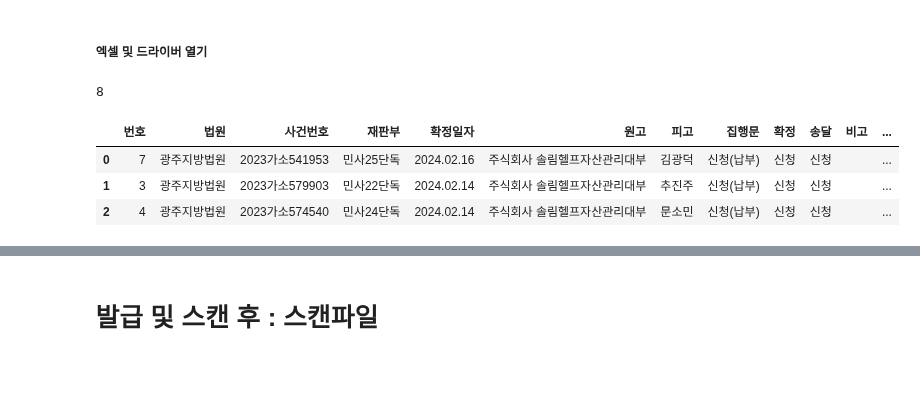
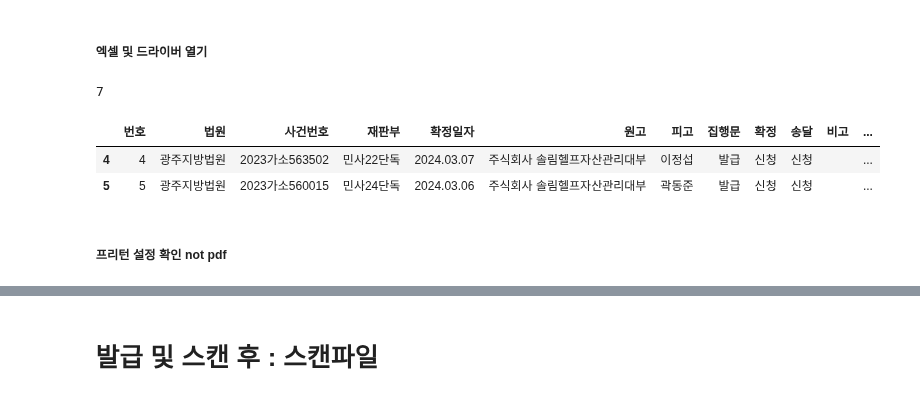
Before and after one commit to jbmyou/python_work, a Jupyter notebook: fileNaming/집행문sele.ipynb, the cells around one changed output, grey strips where cells are left out. Cells and saved outputs as stored; diff of their text form; code cells hidden in the pictures; blank space fills up the shorter version.

```diff
--- a/fileNaming/집행문sele.ipynb
+++ b/fileNaming/집행문sele.ipynb
@@ -42,7 +44,7 @@ dtype = {'채무자키':str, '계좌키':str, '가상계좌번호':str}
 # %%
 ##################################
 # 사건번호 눌러보고 집행문 발급 가능한 것만으로 목록작성 하도록!!!!!!!!!
-lastday = "240220"
+lastday = "240318"
 법원인증서="헬프자산관리대부[주]()001102620170619111002243" # 인증서 여러개고, 법원인증서가 첫번째가 아닌 경우 지정해줘야 함
 ##################################
 excel_dir = join(r"D:\4.관리\전자소송", lastday)
@@ -593,19 +593,20 @@ with pd.ExcelWriter(path_excel, engine='openpyxl', mode = 'a', if_sheet_exists =
 # %%
 ### 원본이 필요할 땐 원본을 다른 이름으로 복사해둬!
 df_origin = pd.read_excel(path_excel, sheet_name="집행문", dtype=dtype).fillna("")
 df_origin.법원 = df_origin.법원.str.replace("지법", "지방법원")
 df = df_origin.copy()
 print(len(df))
-df.head(3)
+df.query('집행문.str.contains("신청|발급")').head(3)
 # %% [output]
-8
+7
 |  | 번호 | 법원 | 사건번호 | 재판부 | 확정일자 | 원고 | 피고 | 집행문 | 확정 | 송달 | 비고 | ... |
-| 0 | 7 | 광주지방법원 | 2023가소541953 | 민사25단독 | 2024.02.16 | 주식회사 솔림헬프자산관리대부 | 김광덕 | 신청(납부) | 신청 | 신청 |  | ... |
-| 1 | 3 | 광주지방법원 | 2023가소579903 | 민사22단독 | 2024.02.14 | 주식회사 솔림헬프자산관리대부 | 추진주 | 신청(납부) | 신청 | 신청 |  | ... |
-| 2 | 4 | 광주지방법원 | 2023가소574540 | 민사24단독 | 2024.02.14 | 주식회사 솔림헬프자산관리대부 | 문소민 | 신청(납부) | 신청 | 신청 |  | ... |
+| 4 | 4 | 광주지방법원 | 2023가소563502 | 민사22단독 | 2024.03.07 | 주식회사 솔림헬프자산관리대부 | 이정섭 | 발급 | 신청 | 신청 |  | ... |
+| 5 | 5 | 광주지방법원 | 2023가소560015 | 민사24단독 | 2024.03.06 | 주식회사 솔림헬프자산관리대부 | 곽동준 | 발급 | 신청 | 신청 |  | ... |
 # %%
 driver, wait = con_scourt()
 login() # 로그인 : 수동으로 하자. 인증서 되는 거 확인
+# %% [markdown]
+##### 프리턴 설정 확인 not pdf
 # %%
 cnt_success, cnt_success_fix, cnt_success_del, cnt_fail = 0, 0, 0, 0
 for i, v in df.iterrows() :
```
Also changed, not shown: parts of 12 cells of this notebook, 9 other files.
